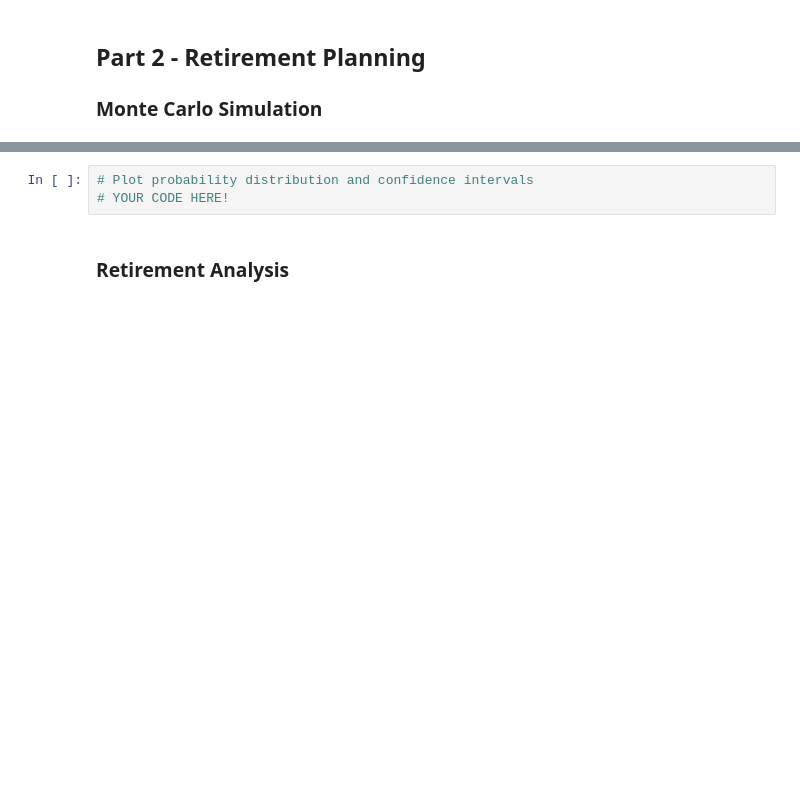
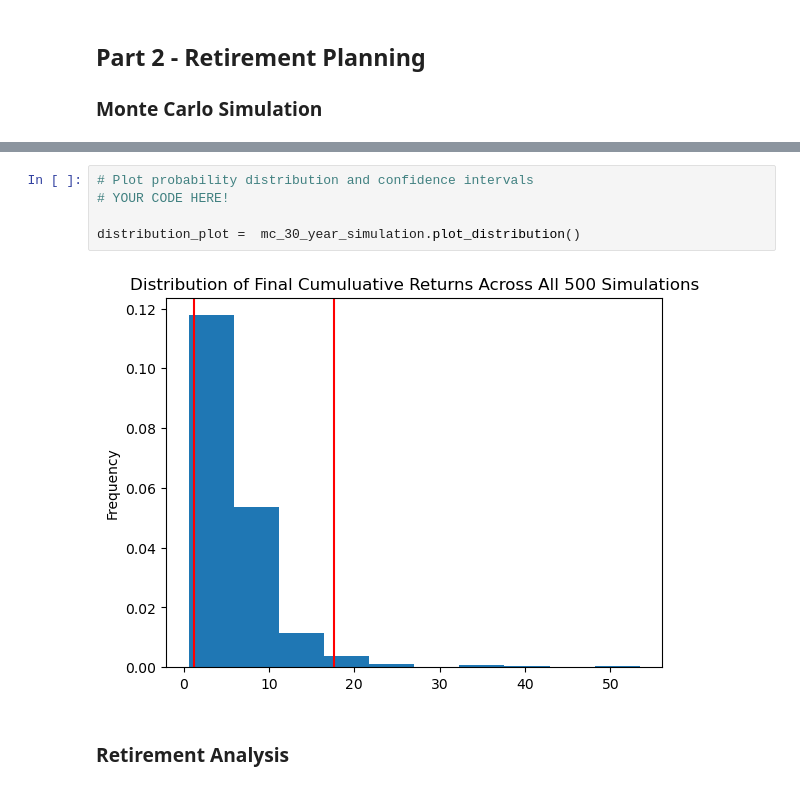
Before and after one commit to MiguelEMB/Fiancial_Planner, a Jupyter notebook: Instructions/Starter_Code/financial-planner.ipynb, the cells around one changed output, grey strips where cells are left out. Saved outputs shown, nothing was run; the diff lists cells and outputs as text; blank space fills up the shorter version.

```diff
--- a/Instructions/Starter_Code/financial-planner.ipynb
+++ b/Instructions/Starter_Code/financial-planner.ipynb
@@ -200,6 +312,10 @@ df_stock_data.head()
 # %%
 # Plot probability distribution and confidence intervals
 # YOUR CODE HERE!
+
+distribution_plot =  mc_30_year_simulation.plot_distribution()
+# %% [output]
+[figure, added]
 # %% [markdown]
 ### Retirement Analysis
 # %%
```
Also changed, not shown: parts of 18 cells of this notebook, 1 other file.
